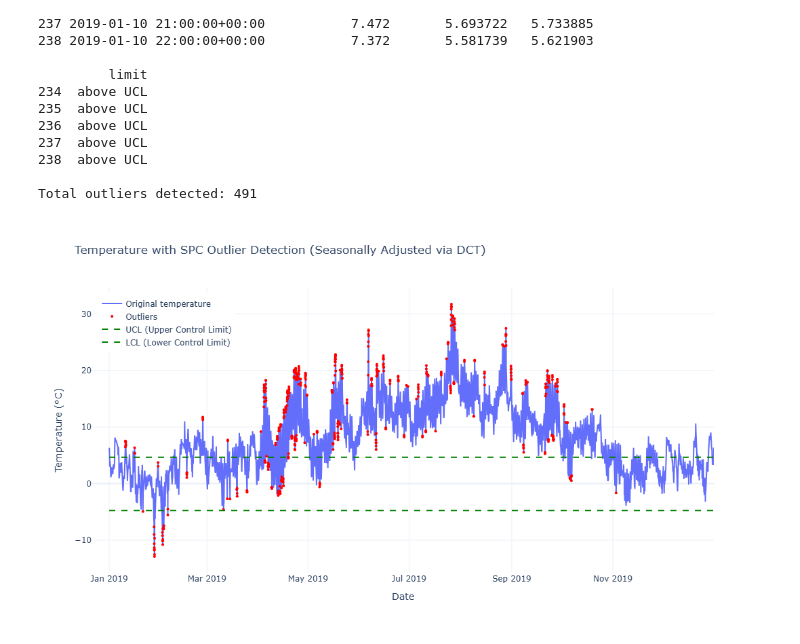
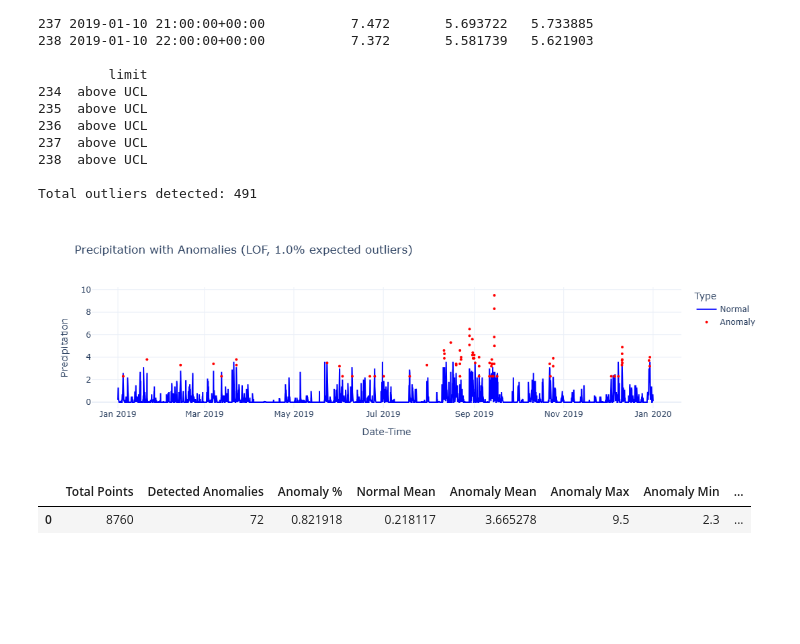
Before and after one commit to KristofferHemm/ind320, a Jupyter notebook: part3.ipynb, the cells around one changed output. Drawn from its saved outputs; the diff is of its cells as text; code cells hidden in the pictures; blank space fills up the shorter version.

```diff
--- a/part3.ipynb
+++ b/part3.ipynb
@@ -64,7 +88,7 @@ def fetch_data(longitude, latitude, year):
 	"longitude": longitude,
     "start_date": start,
     "end_date": end,
-	"hourly": ["temperature_2m_2m", "precipitation", "wind_speed_10m", "wind_gusts_10m", "wind_direction_10m"],
+	"hourly": ["temperature_2m", "precipitation", "wind_speed_10m", "wind_gusts_10m", "wind_direction_10m"],
     }
     url = "https://historical-forecast-api.open-meteo.com/v1/forecast"
     responses = openmeteo.weather_api(url, params=params)
@@ -94,13 +118,13 @@ hourly_data = {"date": pd.date_range(
 	inclusive = "left"
 )}
 
-hourly_data["temperature_2m_2m"] = hourly_temperature_2m_2m
+hourly_data["temperature_2m"] = hourly_temperature_2m_2m
 hourly_data["precipitation"] = hourly_precipitation
 hourly_data["wind_speed_10m"] = hourly_wind_speed_10m
 hourly_data["wind_gusts_10m"] = hourly_wind_gusts_10m
 hourly_data["wind_direction_10m"] = hourly_wind_direction_10m
 
-df_hourly_hourly = pd.DataFrame(data = hourly_data)
+df_hourly = pd.DataFrame(data = hourly_data)
 # %% [output]
 Coordinates: 60.390037536621094°N 5.3183135986328125°E
 Elevation: 17.0 m asl
@@ -142,8 +166,8 @@ def plot_summary_temperature(df, cutoff=100, k=3.0):
     df['temp_highpass'] = idct(temp_dct_ortho, norm='ortho')
 
     # Seasonally adjusted temperature variations
-    median_satv = np.median(temp_highpass)
-    mad_satv = np.median(np.abs(temp_highpass - median_satv))
+    median_satv = np.median(df['temp_highpass'])
+    mad_satv = np.median(np.abs(df['temp_highpass'] - median_satv))
 
     k = 3.0  # typical SPC multiplier
     ucl = median_satv + k * mad_satv
@@ -242,3 +321,8 @@ Total outliers detected: 491
 # %%
+fig, summary = plot_precip_anomalies(df_hourly)
+fig.show()
+summary
 # %% [output]
-[figure, old version]
+[figure, new version]
+|  | Total Points | Detected Anomalies | Anomaly % | Normal Mean | Anomaly Mean | Anomaly Max | Anomaly Min | ... |
+| 0 | 8760 | 72 | 0.821918 | 0.218117 | 3.665278 | 9.5 | 2.3 | ... |
```
Also changed, not shown: parts of 13 cells of this notebook.
